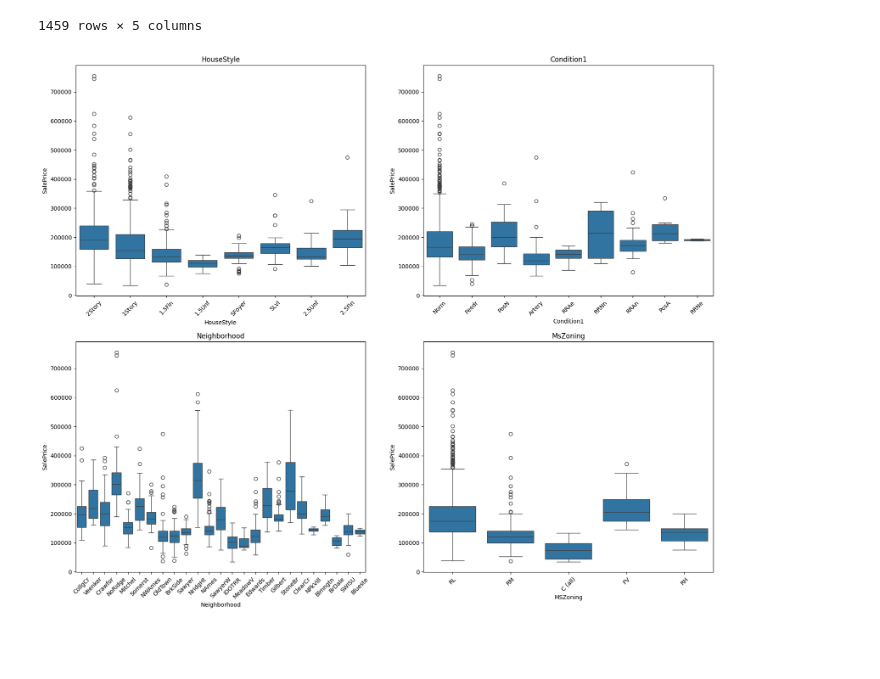
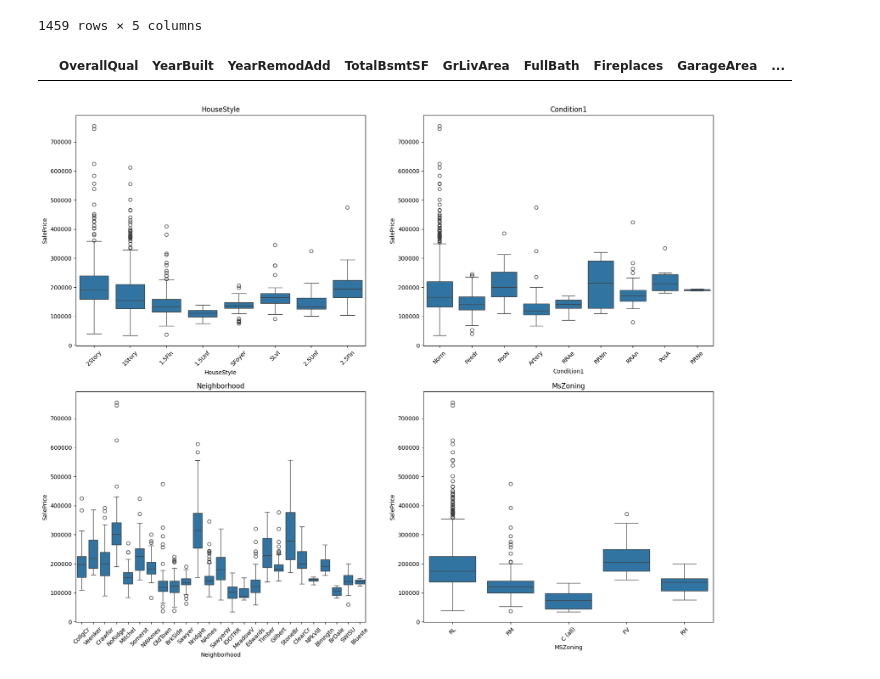
Before and after one commit to PessinasProjects/House-Pricing, a Jupyter notebook: 02_Preprocessing.ipynb, the cells around one changed output. Saved outputs shown, nothing was run; the diff lists cells and outputs as text; code cells hidden in the pictures; blank space fills up the shorter version.

Commit message:
F-Anova and test data added

```diff
--- a/02_Preprocessing.ipynb
+++ b/02_Preprocessing.ipynb
@@ -415,3 +401,15 @@ cat_anova_train_df_encoded
 | 1457 | False | False | True | False | False |
 | 1458 | False | False | True | False | False |
 1459 rows × 5 columns
+# %%
+#Ganze Dataframen. numerisches und kategorische Spalten, kat. nach Anova / Chi Quadrat
+
+whole_anova_train_df = pd.concat([train_df_main, cat_anova_train_df_encoded], axis=1)
+# %%
+whole_anova_train_df[whole_anova_train_df.isna().any(axis=1)]
+
+whole_anova_train_df = whole_anova_train_df.dropna()
+
+whole_anova_train_df[whole_anova_train_df.isna().any(axis=1)]
+# %% [output]
+|  | OverallQual | YearBuilt | YearRemodAdd | TotalBsmtSF | GrLivArea | FullBath | Fireplaces | GarageArea | ... |
```
Also changed, not shown: parts of 9 cells of this notebook, 3 other files.
